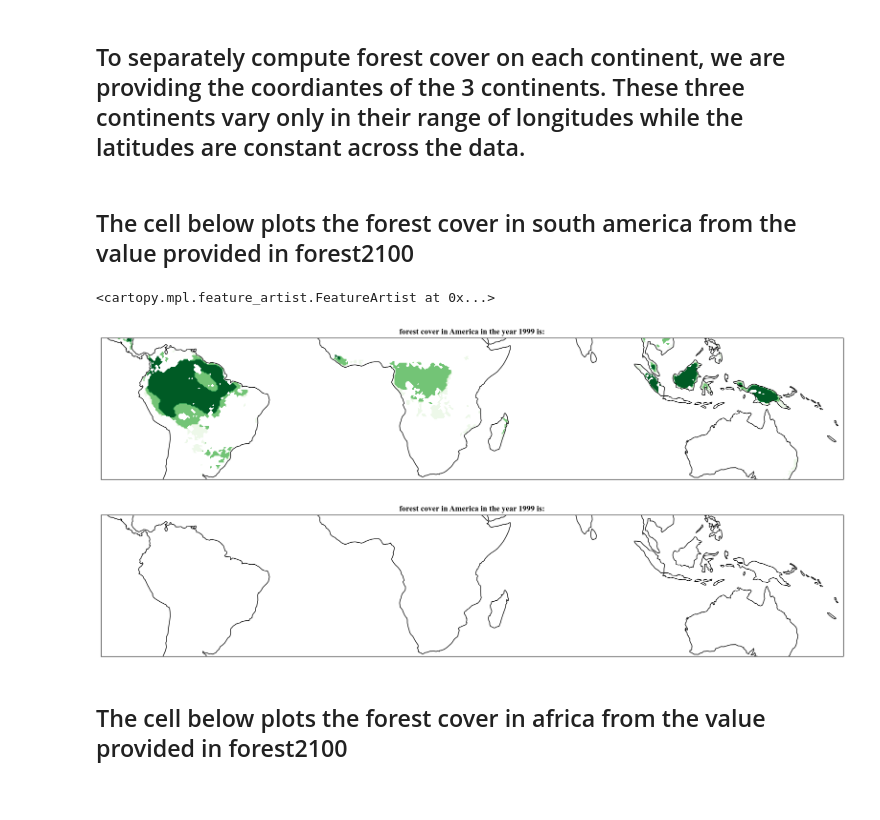
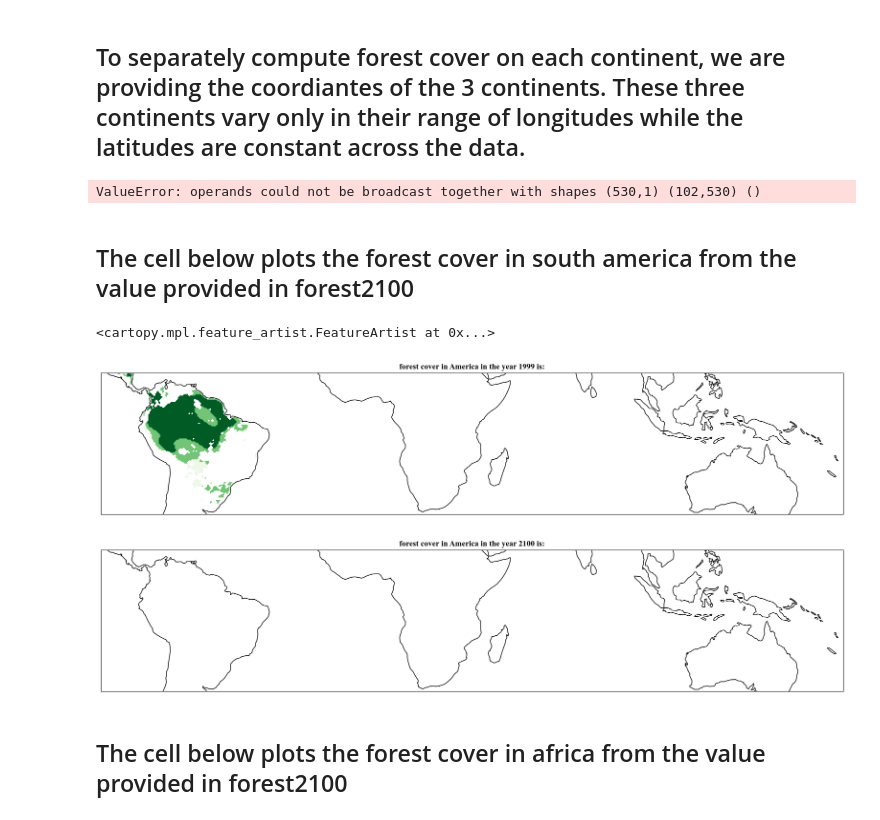
Before and after one commit to TheoHanon/Modeling, a Jupyter notebook: Part2/2023P2Q3_Coding.ipynb, the cells around one changed output. Saved outputs shown, nothing was run; the diff lists cells and outputs as text; code cells hidden in the pictures.

```diff
--- a/Part2/2023P2Q3_Coding.ipynb
+++ b/Part2/2023P2Q3_Coding.ipynb
@@ -112,39 +130,44 @@ lons_au = [60, 160] # Australia coordinates (longitude range)
 
 row,col=rainfall2100.shape
 rainfall2100_america=np.full((row,col),np.nan)
-count=0
 for i in range (row):
     for j in range(col):
         if(lons_sa[0]<=lons[j]<=lons_sa[1]):
             rainfall2100_america[i,j]=rainfall2100[i,j]
-            count+=1
 forest2100=np.full((row,col),np.nan)
 
 
 # NOTE: for computing the forest cover of south america, ignore what happens to the rest of the world. i.e., the rest-of-the-world map forest cover can be zeros or nan values
+# %% [output]
+ValueError: operands could not be broadcast together with shapes (530,1) (102,530) ()
 # %% [markdown]
 ## The cell below plots the forest cover in south america from the value provided in forest2100
 # %%
-# forest data 2100
+forest1999_america=np.full((row,col),np.nan)
+mask = np.logical_and(lons >= lons_sa[0], lons <= lons_sa[1])
+forest1999_america[:, mask] = forest1999[:, mask]
+
+# Forest cover in 1999 in South America
 fig = plt.figure(figsize=(20, 20))
 ax = plt.axes(projection=ccrs.PlateCarree())
 ax.set_extent([min(lons), max(lons), min(lats) , max(lats)], crs=ccrs.PlateCarree())
-cs=plt.contourf(lons, lats, forest1999, cmap='Greens')
+cs=plt.contourf(lons, lats, forest1999_america, cmap='Greens')
 #fig.colorbar(cs)
 plt.title('forest cover in America in the year 1999 is:', fontname="Times New Roman", fontweight="bold")
 ax.coastlines()
 
 
+# Forest cover in 2100 in South America
 fig = plt.figure(figsize=(20, 20))
 ax = plt.axes(projection=ccrs.PlateCarree())
 ax.set_extent([min(lons), max(lons), min(lats) , max(lats)], crs=ccrs.PlateCarree())
 cs=plt.contourf(lons, lats, forest2100, cmap='Reds', vmin=0, vmax=80)
 #fig.colorbar(cs)
-plt.title('forest cover in America in the year 1999 is:', fontname="Times New Roman", fontweight="bold")
+plt.title('forest cover in America in the year 2100 is:', fontname="Times New Roman", fontweight="bold")
 ax.coastlines()
 # %% [output]
 <cartopy.mpl.feature_artist.FeatureArtist at 0x...>
-[figure, old version]
+[figure, new version]
 [figure]
 # %%
 # Here compute the forest cover in africa, given the rainfall amount at 2100 and the hysterisis/equilibrium curve fixedpointdata_africa
```
Also changed, not shown: parts of 3 cells of this notebook.
